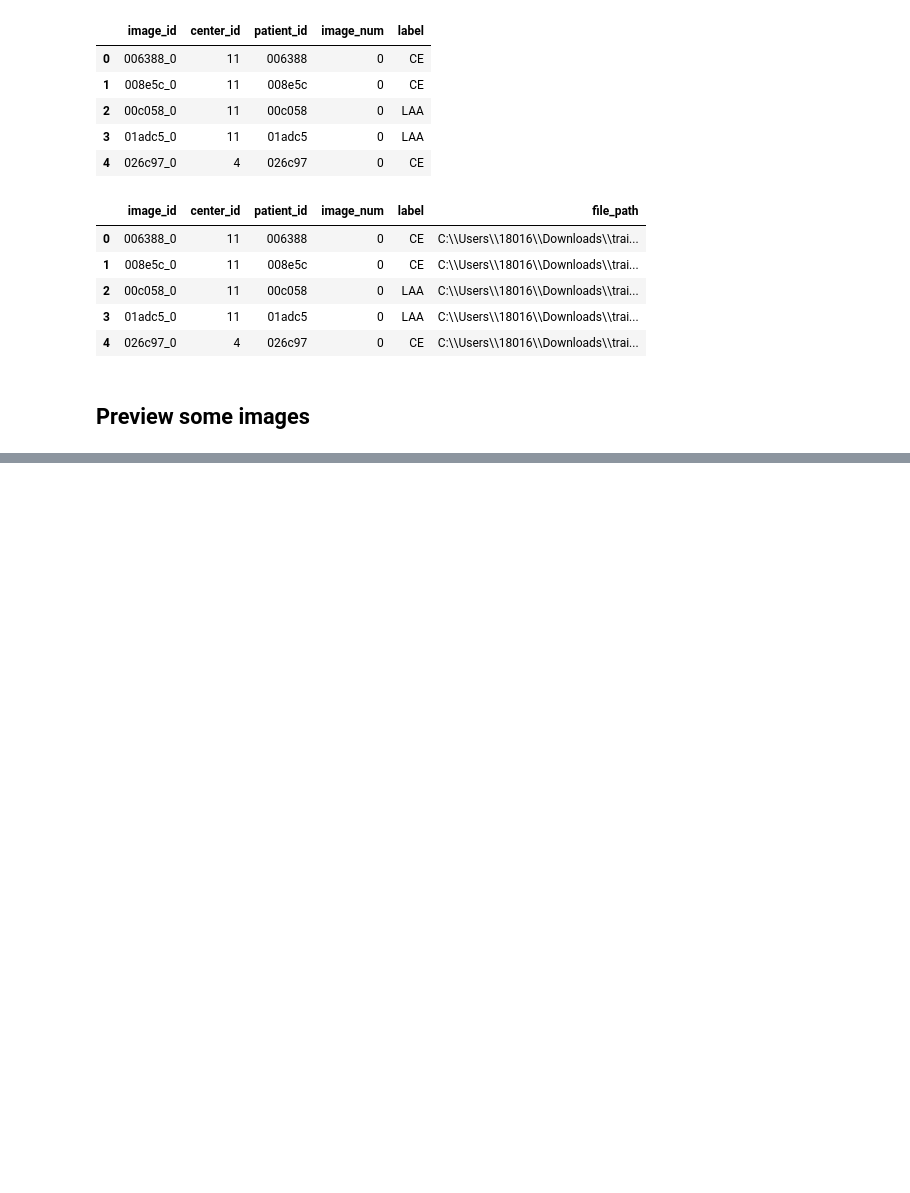
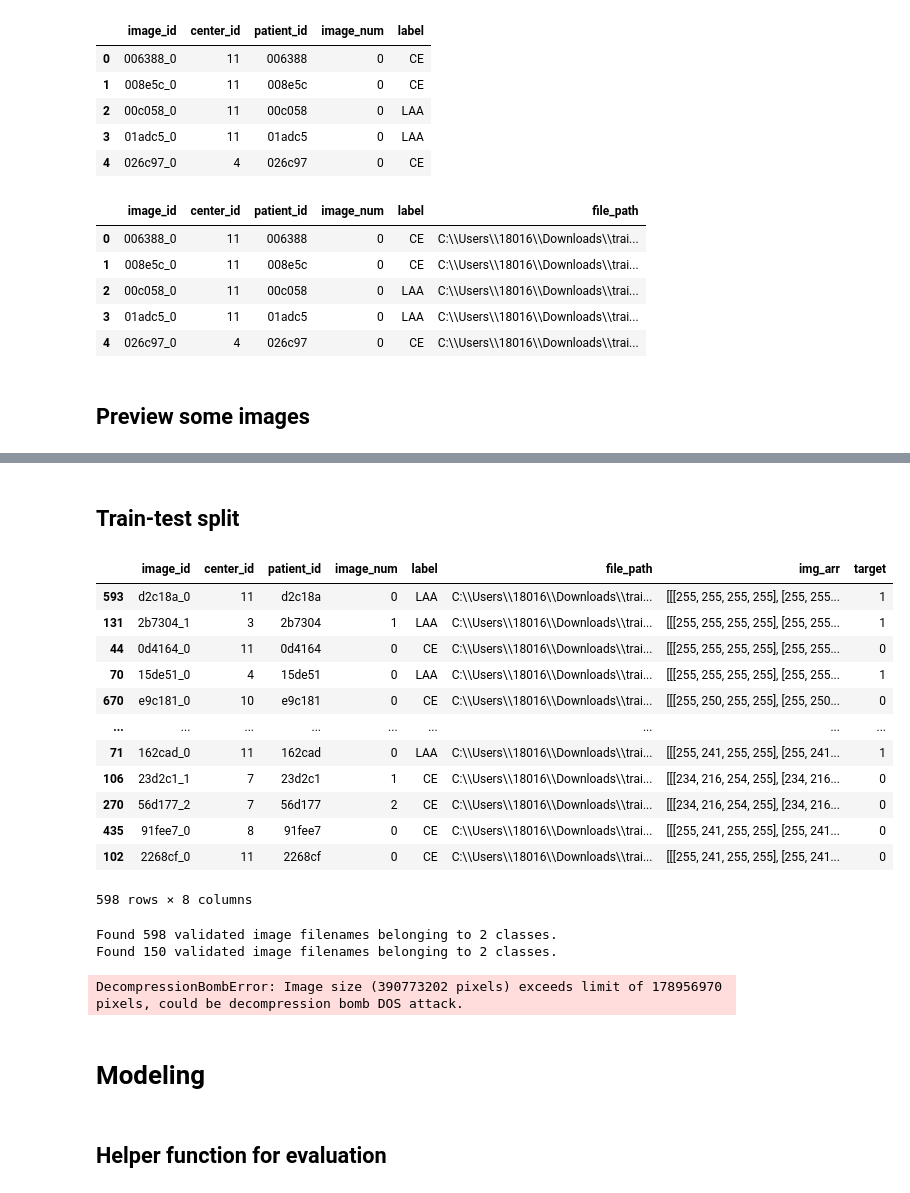
Before and after one commit to samoliver3/capstone-STRIP-AI, a Jupyter notebook: og_data_modeling.ipynb, the cells around one changed output, grey strips where cells are left out. Saved outputs shown, nothing was run; the diff lists cells and outputs as text; code cells hidden in the pictures; blank space fills up the shorter version.

```diff
--- a/og_data_modeling.ipynb
+++ b/og_data_modeling.ipynb
@@ -96,0 +140,27 @@ for i in range(4):
+# %%
+# function to resize the images and convert to array to use for ML
+
+def preprocess(image_path):
+    slide = OpenSlide(image_path)     # create OpenSlide image object
+    region = (0, 0)     # start at bottom left corner
+    size = (10000, 10000)     # size is square 10kx10k pixels starting from 0
+    image = slide.read_region(region, 0, size)     # read image with params
+#     print(type(image))
+#     print(image)
+    image = image.resize(size=(512,512))     # resizing to 512x512
+    image_arr = np.array(image)    # convert image to array
+    return image_arr
+# %%
+# apply function to images
+
+# create copy of train_df to apply changes to
+tdf = train_df.copy()
+image_arrays = []
+
+for i in tqdm(tdf['file_path']):
+    img_a = preprocess(i)
+    image_arrays.append(img_a)
+
+tdf['img_arr'] = image_arrays
+
+tdf.head()
@@ -96,0 +181,2 @@ for i in range(4):
+# %% [markdown]
+## Train-test split
@@ -96,0 +188,47 @@ for i in range(4):
+# %%
+df_tt = tdf.copy()
+train, test = train_test_split(df_tt, test_size=0.2, random_state=42,
+                               shuffle=True)
+
+train
+# %% [output]
+|  | image_id | center_id | patient_id | image_num | label | file_path | img_arr | target |
+| 593 | d2c18a_0 | 11 | d2c18a | 0 | LAA | C:\\Users\\18016\\Downloads\\trai... | [[[255, 255, 255, 255], [255, 255... | 1 |
+| 131 | 2b7304_1 | 3 | 2b7304 | 1 | LAA | C:\\Users\\18016\\Downloads\\trai... | [[[255, 255, 255, 255], [255, 255... | 1 |
+| 44 | 0d4164_0 | 11 | 0d4164 | 0 | CE | C:\\Users\\18016\\Downloads\\trai... | [[[255, 255, 255, 255], [255, 255... | 0 |
+| 70 | 15de51_0 | 4 | 15de51 | 0 | LAA | C:\\Users\\18016\\Downloads\\trai... | [[[255, 255, 255, 255], [255, 255... | 1 |
+| 670 | e9c181_0 | 10 | e9c181 | 0 | CE | C:\\Users\\18016\\Downloads\\trai... | [[[255, 250, 255, 255], [255, 250... | 0 |
+| ... | ... | ... | ... | ... | ... | ... | ... | ... |
+| 71 | 162cad_0 | 11 | 162cad | 0 | LAA | C:\\Users\\18016\\Downloads\\trai... | [[[255, 241, 255, 255], [255, 241... | 1 |
+| 106 | 23d2c1_1 | 7 | 23d2c1 | 1 | CE | C:\\Users\\18016\\Downloads\\trai... | [[[234, 216, 254, 255], [234, 216... | 0 |
+| 270 | 56d177_2 | 7 | 56d177 | 2 | CE | C:\\Users\\18016\\Downloads\\trai... | [[[234, 216, 254, 255], [234, 216... | 0 |
+| 435 | 91fee7_0 | 8 | 91fee7 | 0 | CE | C:\\Users\\18016\\Downloads\\trai... | [[[255, 241, 255, 255], [255, 241... | 0 |
+| 102 | 2268cf_0 | 11 | 2268cf | 0 | CE | C:\\Users\\18016\\Downloads\\trai... | [[[255, 241, 255, 255], [255, 241... | 0 |
+598 rows × 8 columns
+# %%
+# fit imagedatagenerator to train and test sets
+# fit the image modifier/permuter
+train_gen = permutes.flow_from_dataframe(dataframe=train, x_col='file_path',
+                                         y_col='label', target_size=(256,256),
+                                         class_mode='binary', batch_size=16,
+                                         seed=42)
+
+test_gen = permutes.flow_from_dataframe(dataframe=test, x_col='file_path',
+                                         y_col='label', target_size=(256,256),
+                                         class_mode='binary', batch_size=16,
+                                         seed=42)
+# %% [output]
+Found 598 validated image filenames belonging to 2 classes.
+Found 150 validated image filenames belonging to 2 classes.
+# %%
+for i in range(2):
+    img, label = train_gen.next()
+    print(type(img))
+    plt.imshow(img[0])
+    plt.show()
+# %% [output]
+DecompressionBombError: Image size (390773202 pixels) exceeds limit of 178956970 pixels, could be decompression bomb DOS attack.
+# %% [markdown]
+# Modeling
+# %% [markdown]
+## Helper function for evaluation
```
Also changed, not shown: parts of 29 cells of this notebook.
